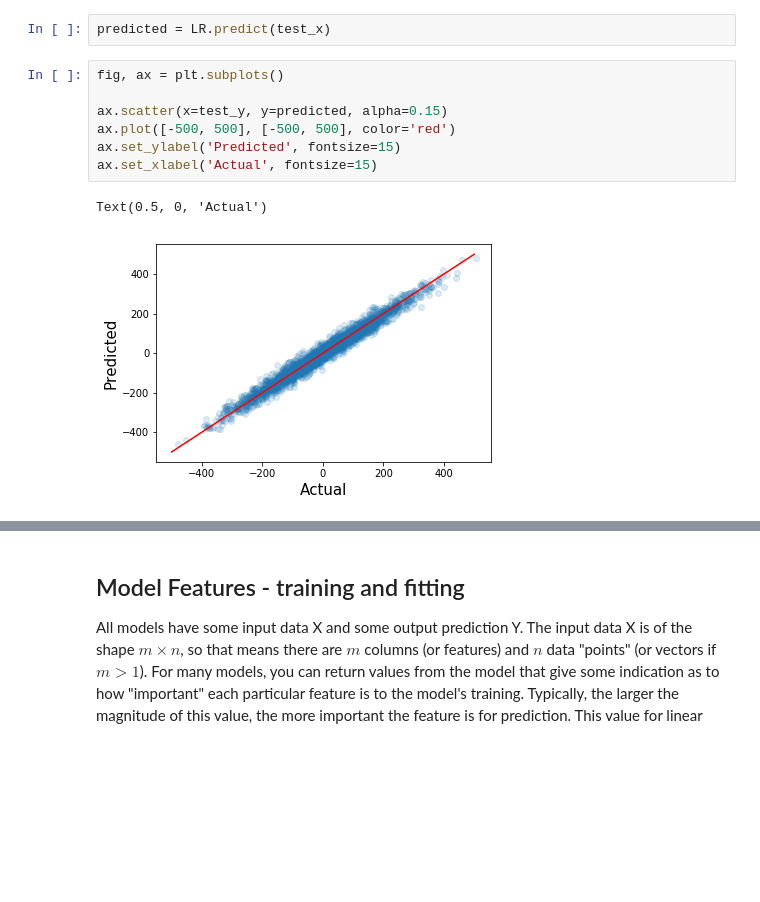
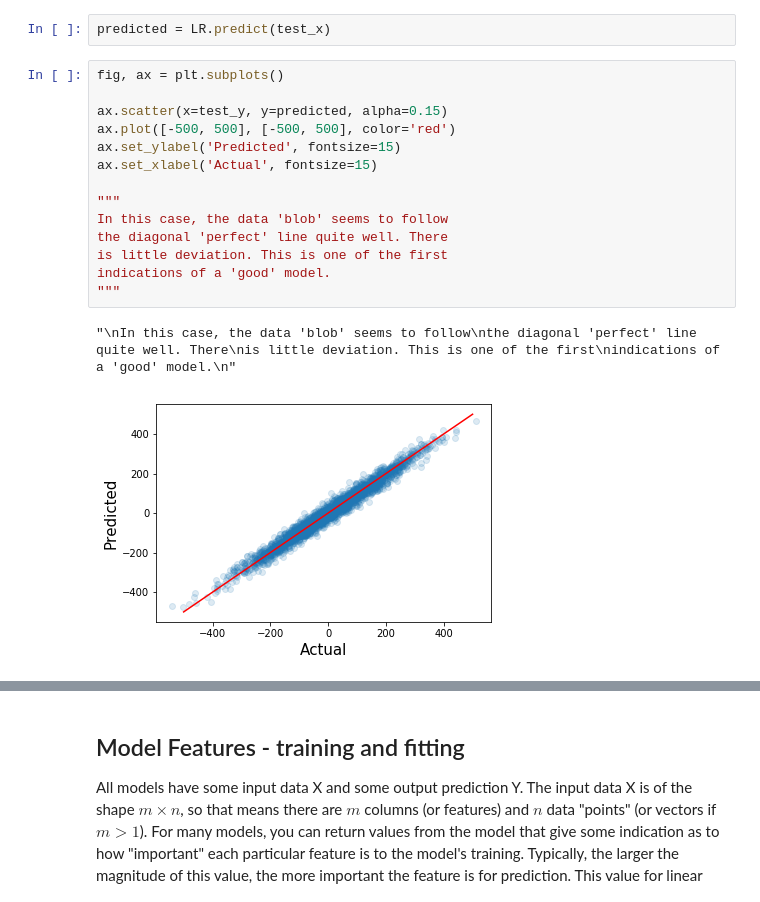
Before and after one commit to learningmachineslab/tutorials, a Jupyter notebook: regression/regression_with_solutions.ipynb, the cells around one changed output, grey strips where cells are left out. Drawn from its saved outputs; the diff is of its cells as text; blank space fills up the shorter version.

```diff
--- a/regression/regression_with_solutions.ipynb
+++ b/regression/regression_with_solutions.ipynb
@@ -109,13 +162,20 @@ predicted = LR.predict(test_x)
 # %%
 fig, ax = plt.subplots()
 
 ax.scatter(x=test_y, y=predicted, alpha=0.15)
 ax.plot([-500, 500], [-500, 500], color='red')
 ax.set_ylabel('Predicted', fontsize=15)
 ax.set_xlabel('Actual', fontsize=15)
+
+"""
+In this case, the data 'blob' seems to follow
+the diagonal 'perfect' line quite well. There
+is little deviation. This is one of the first
+indications of a 'good' model.
+"""
 # %% [output]
-Text(0.5, 0, 'Actual')
+"\nIn this case, the data 'blob' seems to follow\nthe diagonal 'perfect' line quite well. There\nis little deviation. This is one of the first\nindications of a 'good' model.\n"
-[figure, old version]
+[figure, new version]
 # %%
 def calculate_residuals(actual, predicted):
     return predicted - actual
```
Also changed, not shown: parts of 11 cells of this notebook.
